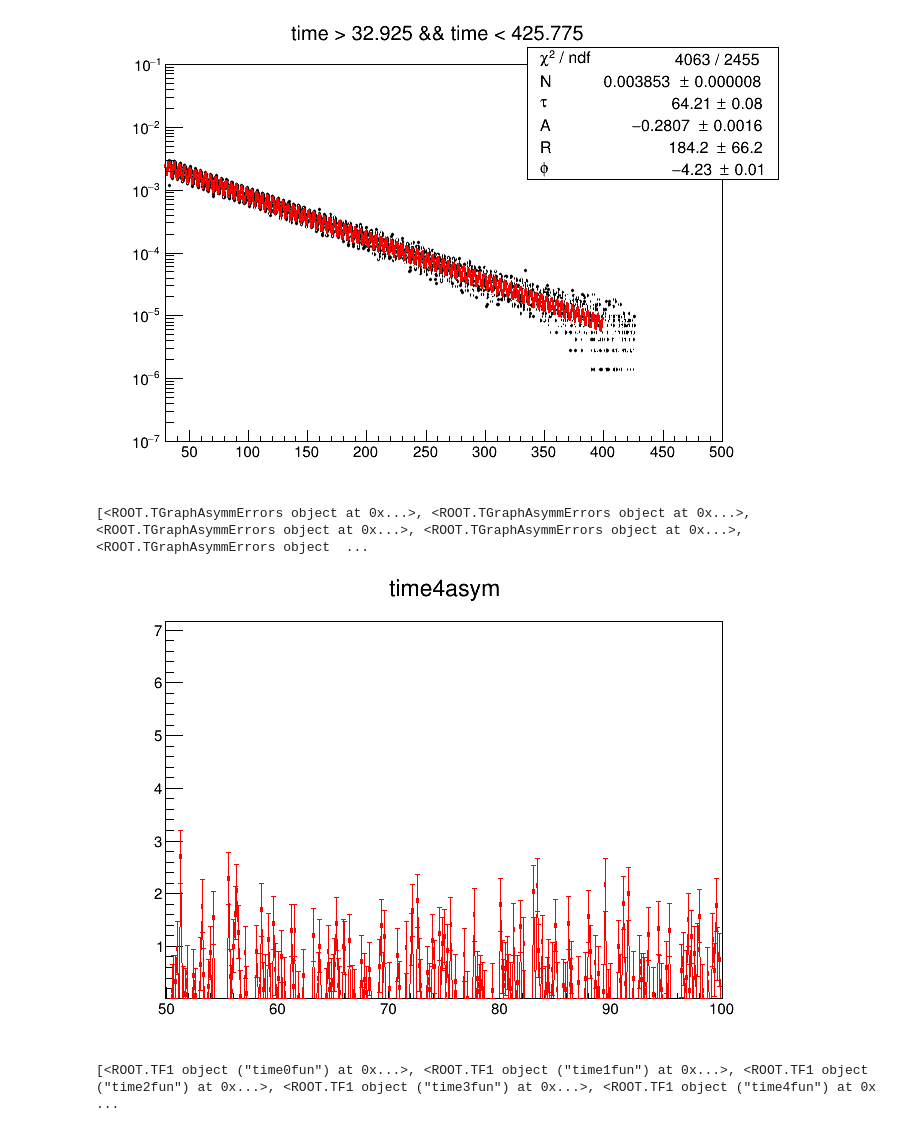
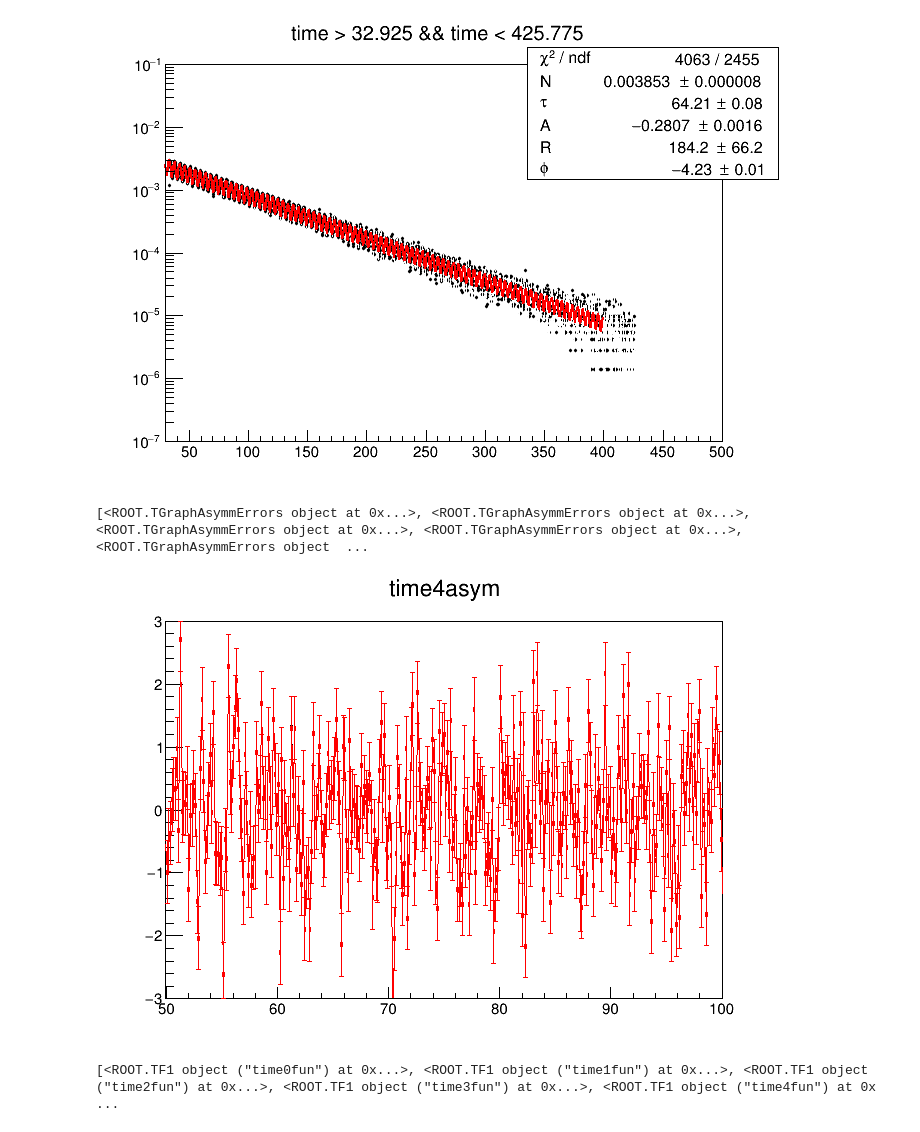
Before and after one commit to jlabounty/g-2, a Jupyter notebook: calorimeter/FourierWiggle.ipynb, the cells around one changed output. Cells and saved outputs as stored; diff of their text form; code cells hidden in the pictures.

```diff
--- a/calorimeter/FourierWiggle.ipynb
+++ b/calorimeter/FourierWiggle.ipynb
@@ -200,14 +200,15 @@ Warning in <TDirectoryFile::Append>: Replacing existing TH1: Graph (Potential me
 # %%
 print(ratiolist)
 c4 = r.TCanvas()
 ratiolist[4].Draw()
 ratiolist[4].GetXaxis().SetRangeUser(50,100)
+ratiolist[4].GetYaxis().SetRangeUser(-3,3)
 ratiolist[5].SetLineColor(2)
 ratiolist[5].Draw("SAME")
 c4.Draw()
 # %% [output]
 [<ROOT.TGraphAsymmErrors object at 0x...>, <ROOT.TGraphAsymmErrors object at 0x...>, <ROOT.TGraphAsymmErrors object at 0x...>, <ROOT.TGraphAsymmErrors object at 0x...>, <ROOT.TGraphAsymmErrors object  ...
-[figure, old version]
+[figure, new version]
 # %%
 print(funclist)
 c3 = r.TCanvas()
```
Also changed, not shown: parts of 4 cells of this notebook, 3 other files.
